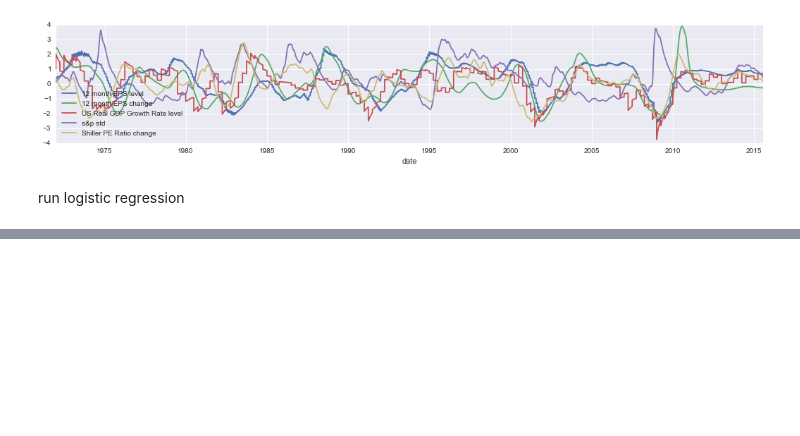
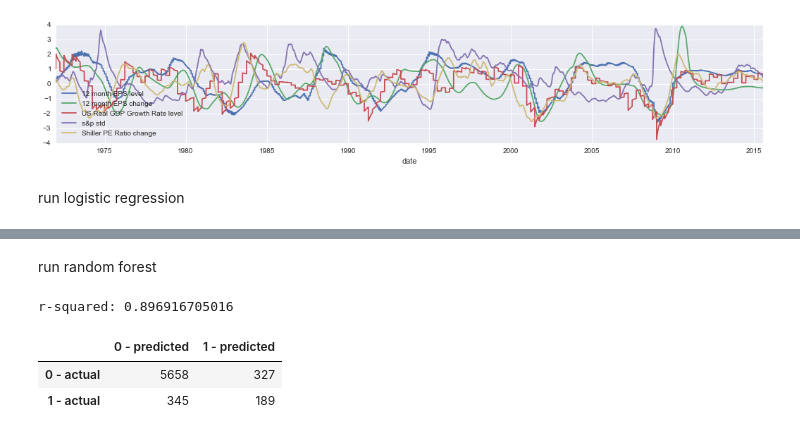
Before and after one commit to rhouck/bubble, a Jupyter notebook: notes/Model Construction.ipynb, the cells around one changed output, grey strips where cells are left out. Saved outputs shown, nothing was run; the diff lists cells and outputs as text; code cells hidden in the pictures; blank space fills up the shorter version.

```diff
--- a/notes/Model Construction.ipynb
+++ b/notes/Model Construction.ipynb
@@ -210,0 +219,16 @@ pd.DataFrame(metrics.confusion_matrix(y_test, y_pred),
+# %% [markdown]
+run random forest
+# %%
+X_train, X_test, y_train, y_test = gen_Xs_ys_split(balanced=False)
+clf = ensemble.RandomForestClassifier(n_estimators=20, class_weight={0: .95, 1: .05})
+clf.fit (X_train.values, y_train.values)
+y_pred = clf.predict(X_test)
+print "r-squared: {0}".format(clf.score(X_test, y_test))
+pd.DataFrame(metrics.confusion_matrix(y_test, y_pred),
+             index=['0 - actual', '1 - actual'],
+             columns=['0 - predicted', '1 - predicted'])
+# %% [output]
+r-squared: 0.896916705016
+|  | 0 - predicted | 1 - predicted |
+| 0 - actual | 5658 | 327 |
+| 1 - actual | 345 | 189 |
```
Also changed, not shown: parts of 9 cells of this notebook.
